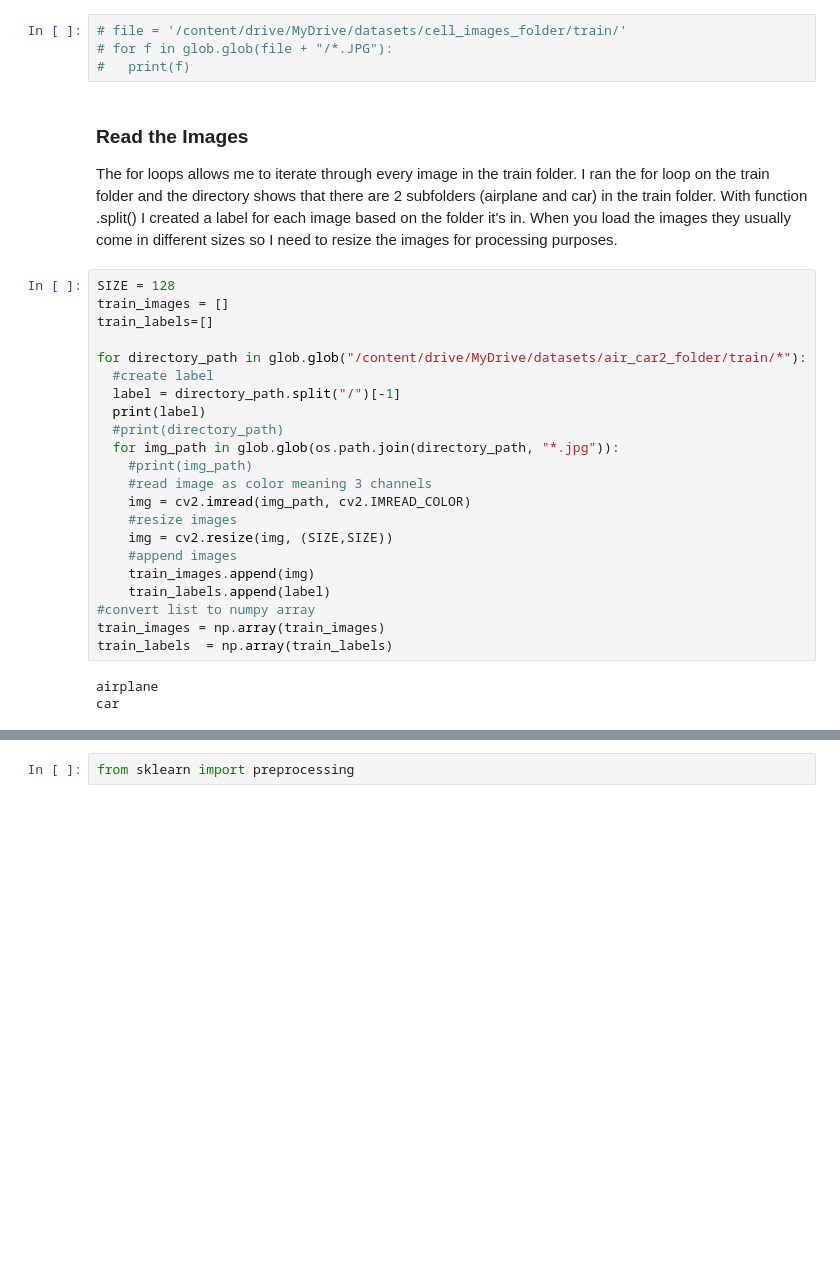
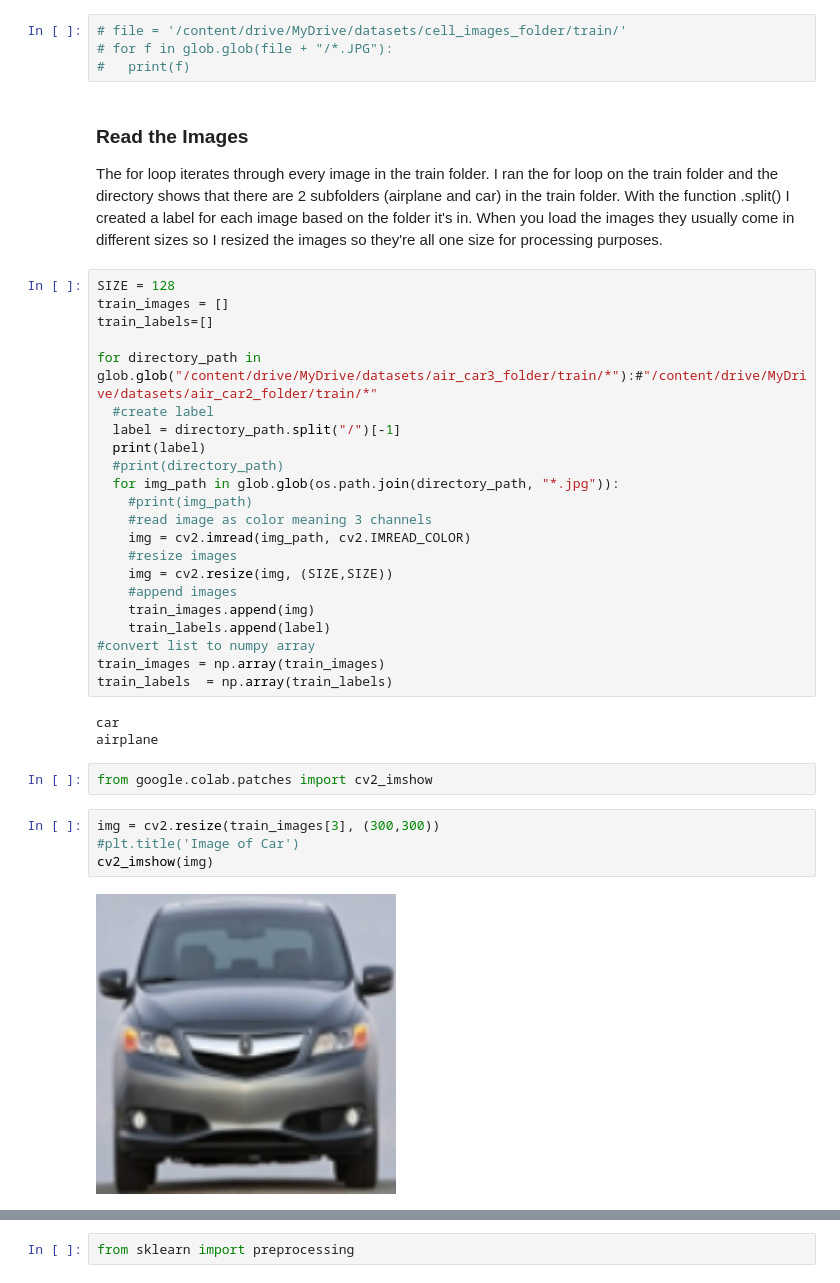
Before and after one commit to davidrtorres/Deep_Learning, a Jupyter notebook: Image_Classification_RFC.ipynb, the cells around one changed output, grey strips where cells are left out. Cells and saved outputs as stored; diff of their text form; blank space fills up the shorter version.

```diff
--- a/Image_Classification_RFC.ipynb
+++ b/Image_Classification_RFC.ipynb
@@ -42,14 +42,14 @@ print(os.listdir('/content/drive/MyDrive/datasets/air_car2_folder/'))
 #   print(f)
 # %% [markdown]
 ### Read the Images
-The for loops allows me to iterate through every image in the train folder.  I ran the for loop on the train folder and the directory shows that there are 2 subfolders (airplane and car) in the train folder.  With function .split() I created a label for each image based on the folder it's in.
-When you load the images they usually come in different sizes so I need to resize the images for processing purposes.
+The for loop iterates through every image in the train folder.  I ran the for loop on the train folder and the directory shows that there are 2 subfolders (airplane and car) in the train folder.  With the function .split() I created a label for each image based on the folder it's in.
+When you load the images they usually come in different sizes so I resized the images so they're all one size for processing purposes.
 # %%
 SIZE = 128
 train_images = []
 train_labels=[]
 
-for directory_path in glob.glob("/content/drive/MyDrive/datasets/air_car2_folder/train/*"):
+for directory_path in glob.glob("/content/drive/MyDrive/datasets/air_car3_folder/train/*"):#"/content/drive/MyDrive/datasets/air_car2_folder/train/*"
   #create label
   label = directory_path.split("/")[-1]
   print(label)
@@ -67,8 +67,16 @@ for directory_path in glob.glob("/content/drive/MyDrive/datasets/air_car2_folder
 train_images = np.array(train_images)
 train_labels  = np.array(train_labels)
 # %% [output]
+car
 airplane
-car
+# %%
+from google.colab.patches import cv2_imshow
+# %%
+img = cv2.resize(train_images[3], (300,300))
+#plt.title('Image of Car')
+cv2_imshow(img)
+# %% [output]
+[figure, added]
 # %%
 train_images
 # %% [output]
```
Also changed, not shown: parts of 34 cells of this notebook.
